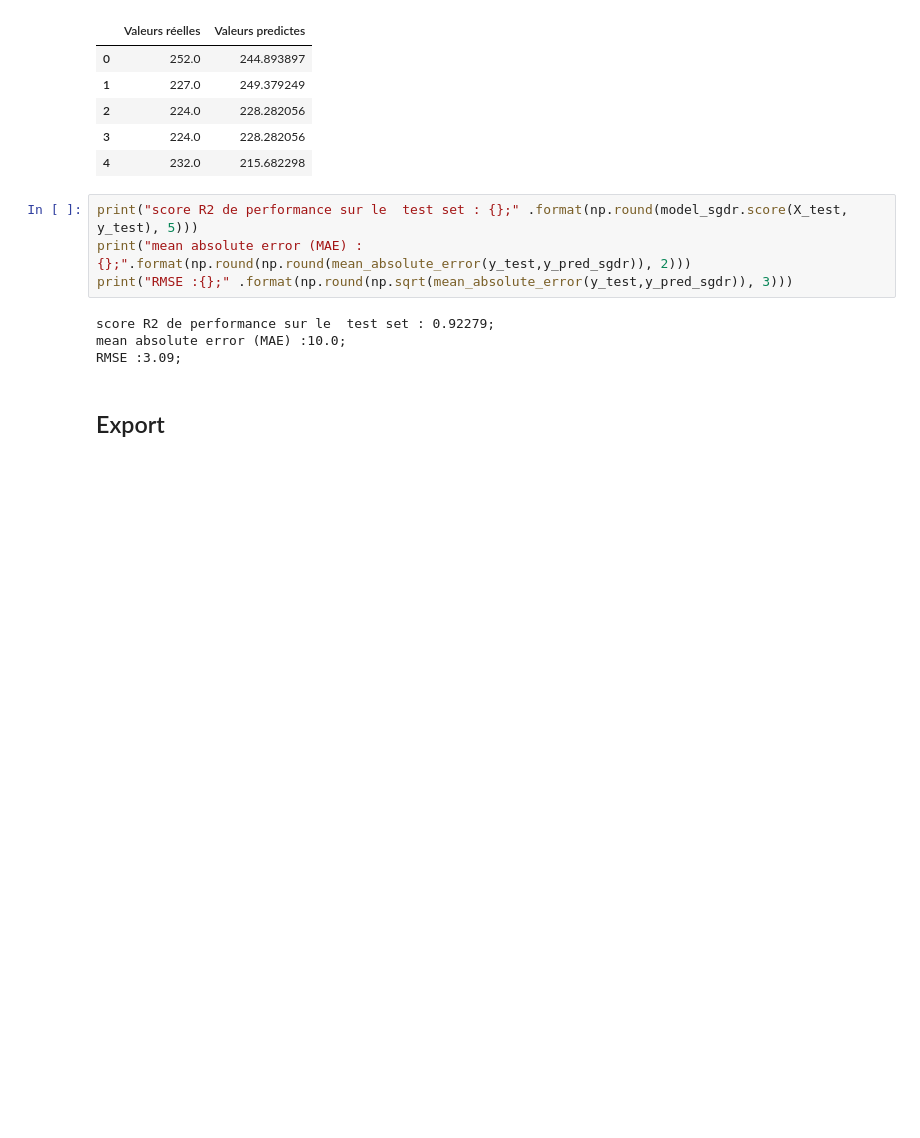
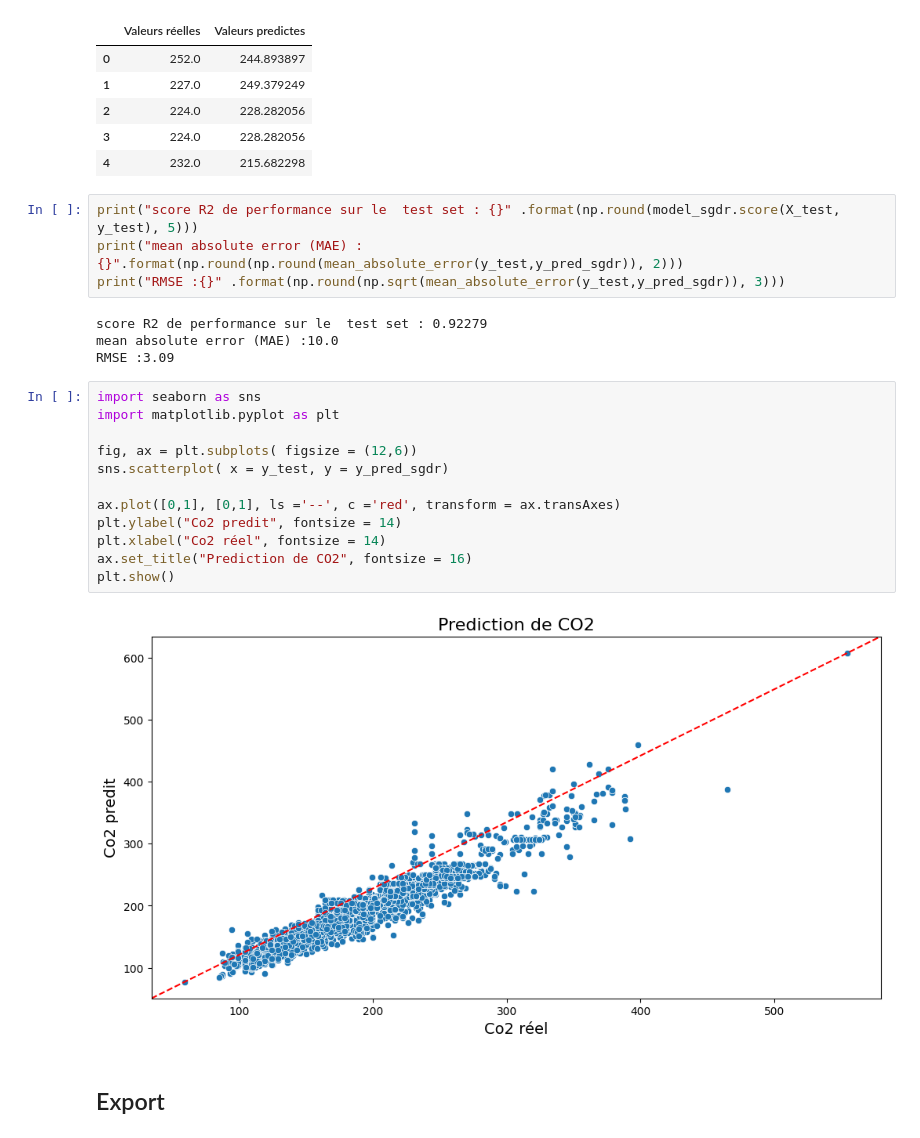
Before and after one commit to lionelbe/mlops_co2, a Jupyter notebook: notebooks/03_model.ipynb, the cells around one changed output. Saved outputs shown, nothing was run; the diff lists cells and outputs as text; blank space fills up the shorter version.

Commit message:
notebook model (graphique)

```diff
--- a/notebooks/03_model.ipynb
+++ b/notebooks/03_model.ipynb
@@ -206,13 +206,27 @@ pd.DataFrame.from_dict({'Valeurs réelles': y_test.values.ravel(), "Valeurs pred
 | 3 | 224.0 | 228.282056 |
 | 4 | 232.0 | 215.682298 |
 # %%
-print("score R2 de performance sur le  test set : {};" .format(np.round(model_sgdr.score(X_test, y_test), 5)))
-print("mean absolute error (MAE) :{};".format(np.round(np.round(mean_absolute_error(y_test,y_pred_sgdr)), 2)))
-print("RMSE :{};" .format(np.round(np.sqrt(mean_absolute_error(y_test,y_pred_sgdr)), 3)))
+print("score R2 de performance sur le  test set : {}" .format(np.round(model_sgdr.score(X_test, y_test), 5)))
+print("mean absolute error (MAE) :{}".format(np.round(np.round(mean_absolute_error(y_test,y_pred_sgdr)), 2)))
+print("RMSE :{}" .format(np.round(np.sqrt(mean_absolute_error(y_test,y_pred_sgdr)), 3)))
 # %% [output]
-score R2 de performance sur le  test set : 0.92279;
-mean absolute error (MAE) :10.0;
-RMSE :3.09;
+score R2 de performance sur le  test set : 0.92279
+mean absolute error (MAE) :10.0
+RMSE :3.09
+# %%
+import seaborn as sns
+import matplotlib.pyplot as plt
+
+fig, ax = plt.subplots( figsize = (12,6))
+sns.scatterplot( x = y_test, y = y_pred_sgdr)
+
+ax.plot([0,1], [0,1], ls ='--', c ='red', transform = ax.transAxes)
+plt.ylabel("Co2 predit", fontsize = 14)
+plt.xlabel("Co2 réel", fontsize = 14)
+ax.set_title("Prediction de CO2", fontsize = 16)
+plt.show()
+# %% [output]
+[figure, added]
 # %% [markdown]
 ## Export
 # %%
```
Also changed, not shown: parts of 1 cell of this notebook.
